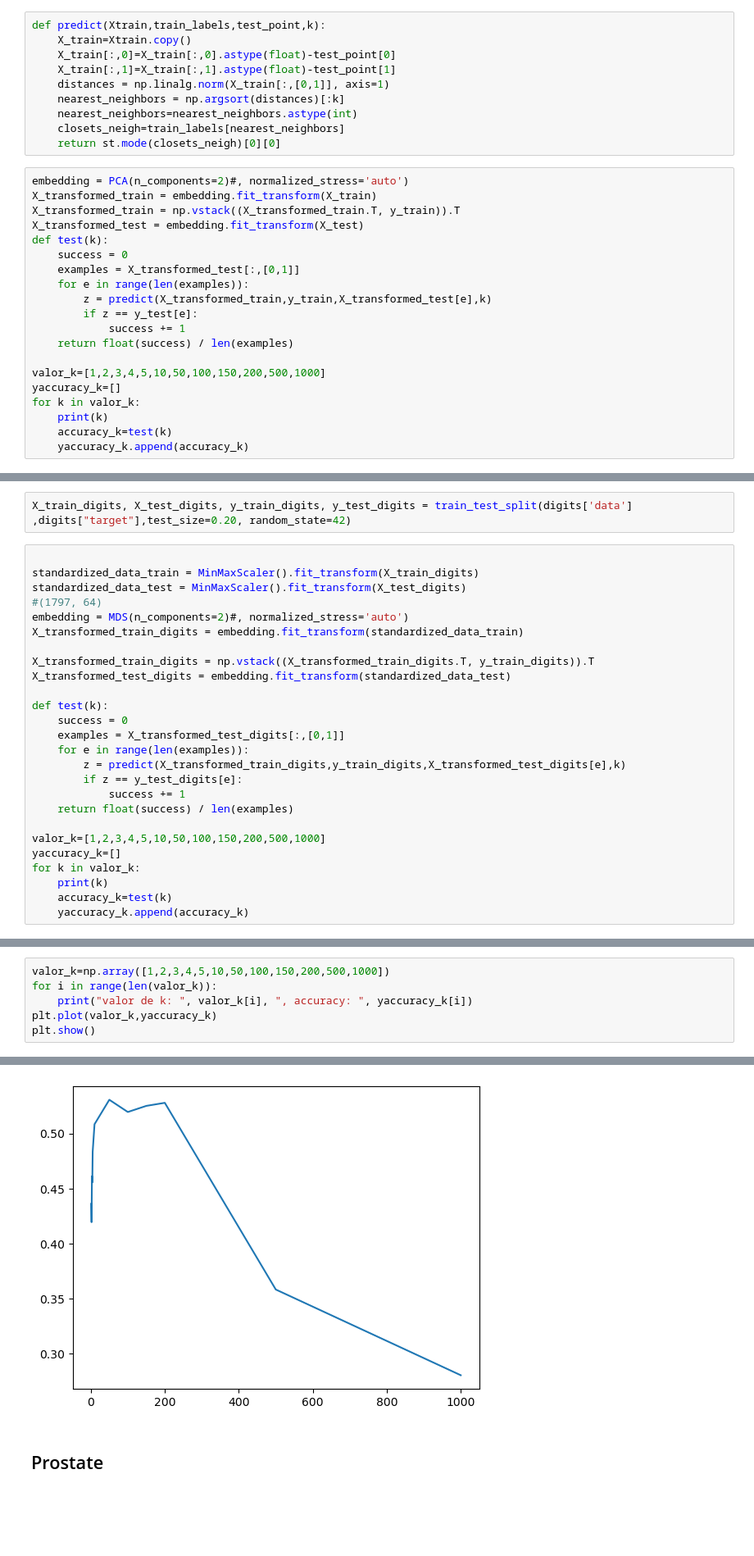
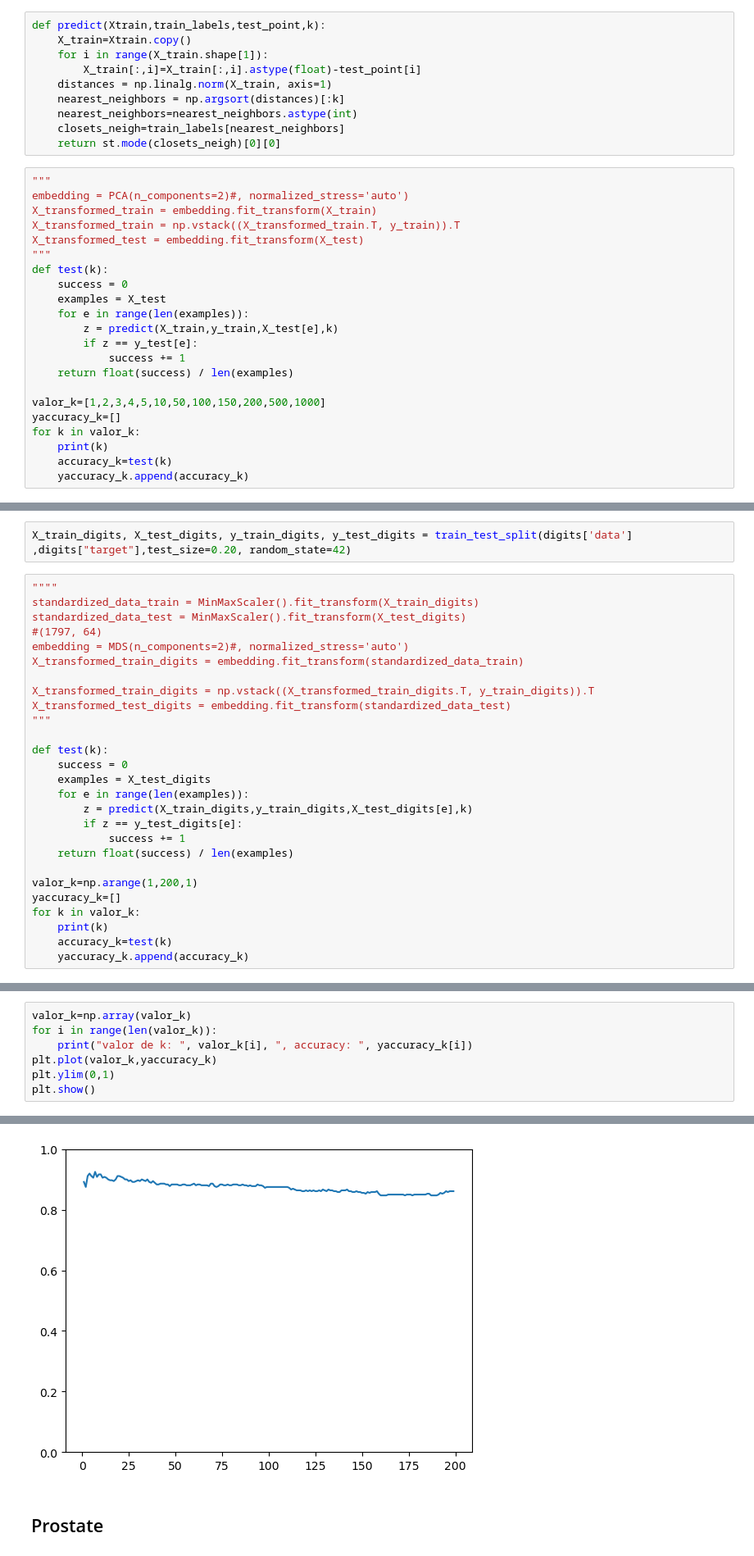
Before and after one commit to afrincon2/Data_Scientist, a Jupyter notebook: KNN/KNNandPerceptronEx.ipynb, the cells around one changed output, grey strips where cells are left out. Shown at 82% size. Cells and saved outputs as stored; diff of their text form; blank space fills up the shorter version.

```diff
--- a/KNN/KNNandPerceptronEx.ipynb
+++ b/KNN/KNNandPerceptronEx.ipynb
@@ -60,23 +60,25 @@ X_test.shape
 # %%
 def predict(Xtrain,train_labels,test_point,k):
     X_train=Xtrain.copy()
-    X_train[:,0]=X_train[:,0].astype(float)-test_point[0]
-    X_train[:,1]=X_train[:,1].astype(float)-test_point[1]
-    distances = np.linalg.norm(X_train[:,[0,1]], axis=1)
+    for i in range(X_train.shape[1]):
+        X_train[:,i]=X_train[:,i].astype(float)-test_point[i]
+    distances = np.linalg.norm(X_train, axis=1)
     nearest_neighbors = np.argsort(distances)[:k]
     nearest_neighbors=nearest_neighbors.astype(int)
     closets_neigh=train_labels[nearest_neighbors]
     return st.mode(closets_neigh)[0][0]
 # %%
+"""
 embedding = PCA(n_components=2)#, normalized_stress='auto')
 X_transformed_train = embedding.fit_transform(X_train)
 X_transformed_train = np.vstack((X_transformed_train.T, y_train)).T
 X_transformed_test = embedding.fit_transform(X_test)
+"""
 def test(k):
     success = 0
-    examples = X_transformed_test[:,[0,1]]
+    examples = X_test
     for e in range(len(examples)):
-        z = predict(X_transformed_train,y_train,X_transformed_test[e],k)
+        z = predict(X_train,y_train,X_test[e],k)
         if z == y_test[e]:
             success += 1
     return float(success) / len(examples)
@@ -135,7 +138,7 @@ array([0, 1, 2, ..., 8, 9, 8])
 # %%
 X_train_digits, X_test_digits, y_train_digits, y_test_digits = train_test_split(digits['data'] ,digits["target"],test_size=0.20, random_state=42)
 # %%
-
+""""
 standardized_data_train = MinMaxScaler().fit_transform(X_train_digits)
 standardized_data_test = MinMaxScaler().fit_transform(X_test_digits)
 #(1797, 64)
@@ -144,17 +147,18 @@ X_transformed_train_digits = embedding.fit_transform(standardized_data_train)
 
 X_transformed_train_digits = np.vstack((X_transformed_train_digits.T, y_train_digits)).T
 X_transformed_test_digits = embedding.fit_transform(standardized_data_test)
+"""
 
 def test(k):
     success = 0
-    examples = X_transformed_test_digits[:,[0,1]]
+    examples = X_test_digits
     for e in range(len(examples)):
-        z = predict(X_transformed_train_digits,y_train_digits,X_transformed_test_digits[e],k)
+        z = predict(X_train_digits,y_train_digits,X_test_digits[e],k)
         if z == y_test_digits[e]:
             success += 1
     return float(success) / len(examples)
 
-valor_k=[1,2,3,4,5,10,50,100,150,200,500,1000]
+valor_k=np.arange(1,200,1)
 yaccuracy_k=[]
 for k in valor_k:
     print(k)
@@ -176,7 +186,8 @@ for k in valor_k:
 # %%
-valor_k=np.array([1,2,3,4,5,10,50,100,150,200,500,1000])
+valor_k=np.array(valor_k)
 for i in range(len(valor_k)):
     print("valor de k: ", valor_k[i], ", accuracy: ", yaccuracy_k[i])
 plt.plot(valor_k,yaccuracy_k)
+plt.ylim(0,1)
 plt.show()
 # %% [output]
@@ -195,4 +211,4 @@ valor de k:  1000 , accuracy:  0.28055555555555556
-[figure, old version]
+[figure, new version]
 # %% [markdown]
 ## Prostate
 # %%
```
Also changed, not shown: parts of 5 cells of this notebook.
